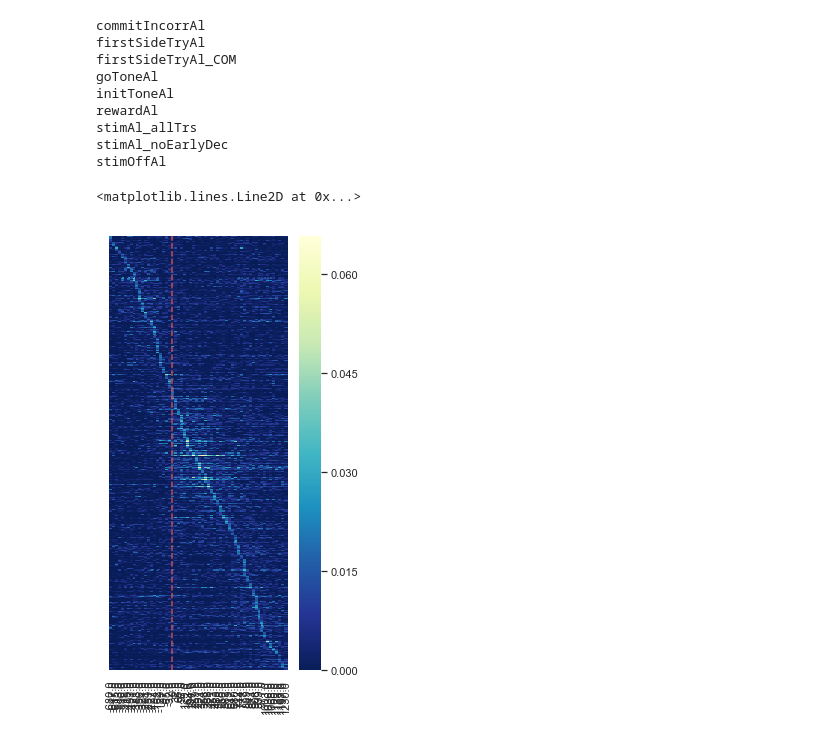
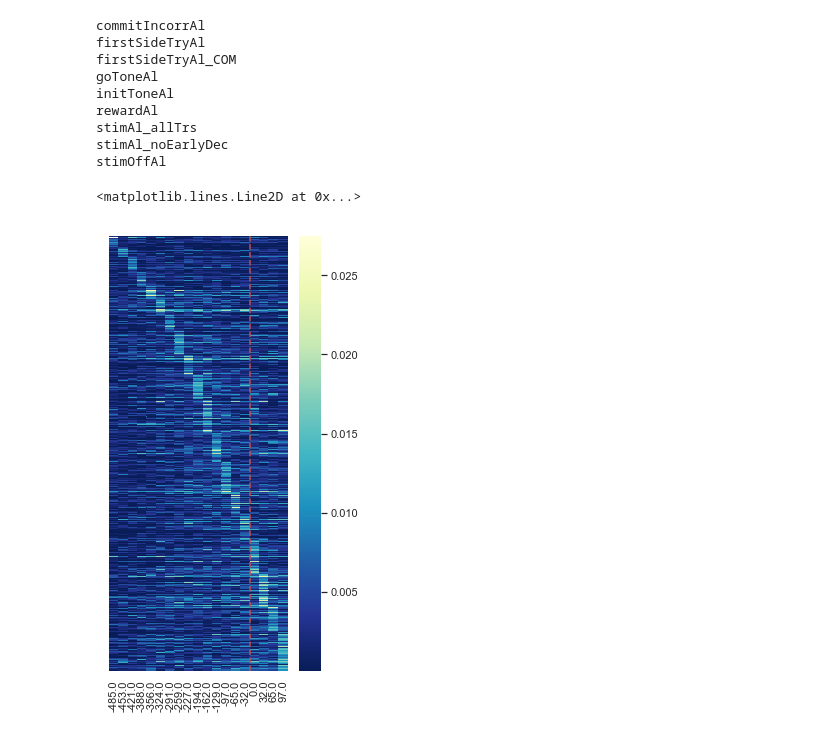
Before and after one commit to datajoint-company/najafi-2018-nwb, a Jupyter notebook: notebooks/NWB 2.0 Read and Visualize with PyNWB.ipynb, the cells around one changed output. Cells and saved outputs as stored; diff of their text form; code cells hidden in the pictures.

Commit message:
Update notebook - cleaner extraction of trial-data time-locked to multiple event of interest

```diff
--- a/notebooks/NWB 2.0 Read and Visualize with PyNWB.ipynb
+++ b/notebooks/NWB 2.0 Read and Visualize with PyNWB.ipynb
@@ -9,7 +9,7 @@ from pynwb import NWBFile, NWBHDF5IO
 # %%
 # Specify data path and filename(s)
 data_dir = os.path.join('..','data', 'nwb2.0')
-fname = '150817_001_ch2-PnevPanResults-170808-190057'
+fname = 'mouse1_fni16_150821_001-002_ch2-PnevPanResults-170808-184141.nwb'
 # %%
 # Read NWB 2.0 file
 nwb_io = NWBHDF5IO(os.path.join(data_dir, fname), mode = 'r')
@@ -59,3 +34,30 @@ commit_2_tone_tvec = np.array(commit_2_tone_roi_tcourse.timestamps) # Get timest
+# %%
+# Function to extract trial-based data based on event name, pre/post stimulus duration
+def get_trialsegmented_data(event_name, pre_stim_dur, post_stim_dur, roi_series):
+    d_obj = roi_series.get(event_name)
+    data = np.array(d_obj.data)
+    tvec = np.array(d_obj.timestamps)
+    # check if pre/post stim duration is out of bound
+    pre_stim_dur = tvec[0] if pre_stim_dur < tvec[0] else pre_stim_dur
+    post_stim_dur = tvec[-1] if post_stim_dur > tvec[-1] else post_stim_dur
+    # extract data
+    data = data[:, ((tvec >= pre_stim_dur) & (tvec <= post_stim_dur)), :]
+    timestamps = tvec[((tvec >= pre_stim_dur) & (tvec <= post_stim_dur))]
+    return data, timestamps
+# %%
+# specify event of interest to extract trial data
+segmentation_settings = [
+    {'event':'initToneAl', 'pre': -10000, 'post': 100},
+    {'event':'stimAl_noEarlyDec', 'pre': -100, 'post': 10000},
+    {'event':'firstSideTryAl', 'pre': -250, 'post': 250},
+    {'event':'rewardAl', 'pre': -250, 'post': 10000}]
+
+trial_avg_segments = {}
+for setting in segmentation_settings:
+    # extract segment
+    out = get_trialsegmented_data(setting['event'], setting['pre'], setting['post'], roi_series)
+    # average
+    trial_avg_segments[setting['event']] = (np.nanmean(out[0], axis=2), out[1])
 # %%
 # Obtain inh/exc status of the ROI
 roi_tcourse = roi_series.get('initToneAl')
@@ -68,14 +70,14 @@ def roi_sort_by_peak_latency(roi_tcourse):
     sorted_roi_idx = np.argsort(np.argmax(roi_tcourse,axis = 1))
     return roi_tcourse[sorted_roi_idx,:].copy(), sorted_roi_idx
 # %%
-# Raster Plot
+# Raster Plot - plot for inspection
 sns.set(rc={'figure.figsize':(4,8)})
-sorted_roi_tcourse, sorted_idx = roi_sort_by_peak_latency(stim_ave)
-sns.heatmap(data = sorted_roi_tcourse,xticklabels = stim_tvec.round(),yticklabels = [],
-           cmap = 'YlGnBu_r')
-plt.axvline(x= np.where(stim_tvec==0), color='r',linestyle='--',linewidth=1.5)
+sorted_roi_tcourse, sorted_idx = roi_sort_by_peak_latency(trial_avg_segments['initToneAl'][0])
+sns.heatmap(data=sorted_roi_tcourse, xticklabels=trial_avg_segments['initToneAl'][1].round(), yticklabels=[],
+           cmap='YlGnBu_r')
+plt.axvline(x=np.where(trial_avg_segments['initToneAl'][1] == 0), color='r', linestyle='--', linewidth=1.5)
 # %% [output]
 <matplotlib.lines.Line2D at 0x...>
-[figure, old version]
+[figure, new version]
 # %%
 # Sort and concatenate trial-based data time-locked to: start tone, stimulus, 1st commit and 2nd commit
```
Also changed, not shown: parts of 5 cells of this notebook, 1 other file.
